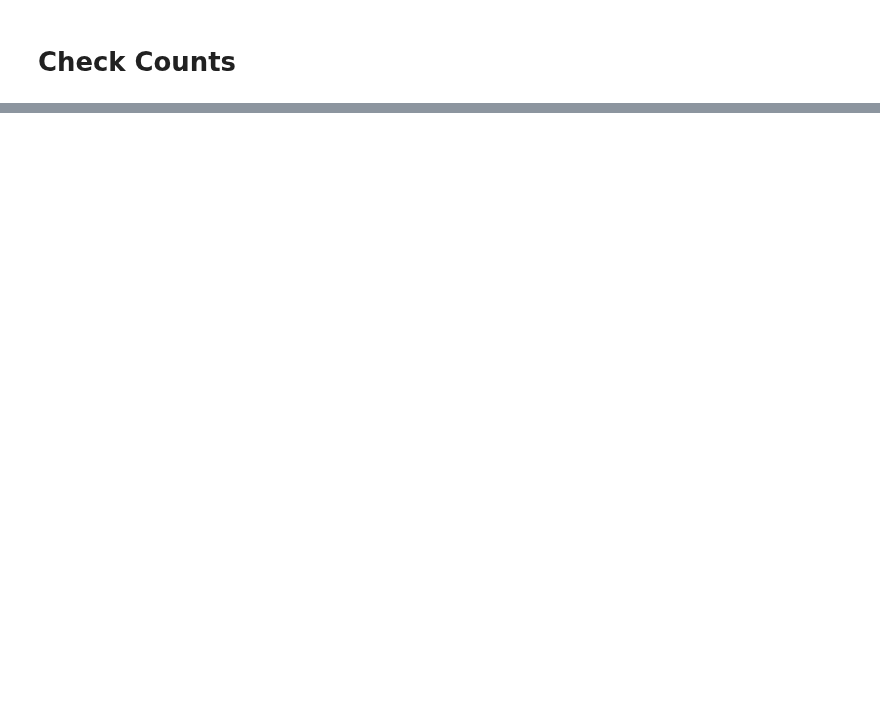
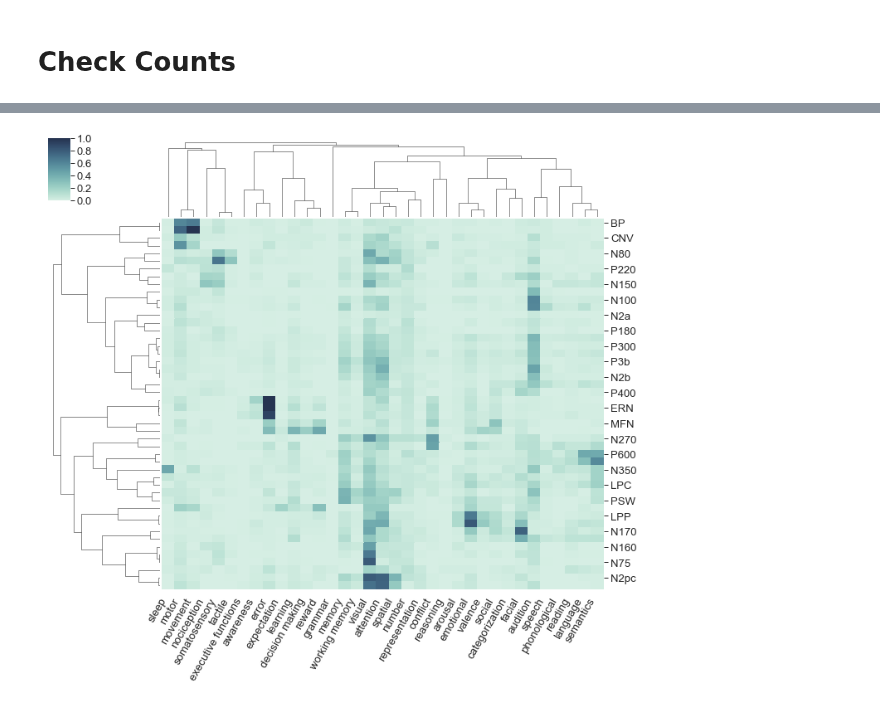
Before and after one commit to weblearn22/ERPscanr, a Jupyter notebook: notebooks/01-Counts.ipynb, the cells around one changed output, grey strips where cells are left out. Cells and saved outputs as stored; diff of their text form; code cells hidden in the pictures; blank space fills up the shorter version.

```diff
--- a/notebooks/01-Counts.ipynb
+++ b/notebooks/01-Counts.ipynb
@@ -254,0 +227,12 @@ Z = hier.dendrogram(Y, orientation='left',
+# %%
+# Create dataframes for plotting clustermaps
+dat_per_df = pd.DataFrame(counts.dat_percent, index=counts.labels, columns=counts.terms_labels)
+
+# DF's for similarity measurements
+sim_erps_df = pd.DataFrame(sim_erps, counts.labels, counts.labels)
+sim_terms_df = pd.DataFrame(sim_terms, counts.terms_labels, counts.terms_labels)
+# %%
+# Plot the clustermap - clustering ERPs & Terms based on percent overlap (cosine similarity)
+plot_clustermap(dat_per_df, 'blue', save_fig=SAVE_FIG)
+# %% [output]
+[figure, added]
```
Also changed, not shown: parts of 61 cells of this notebook, 3 other files.
